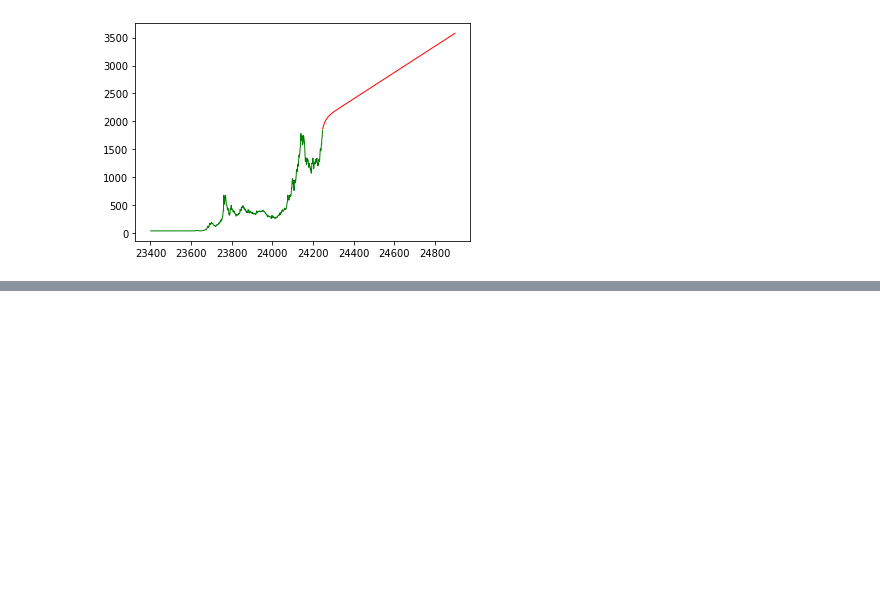
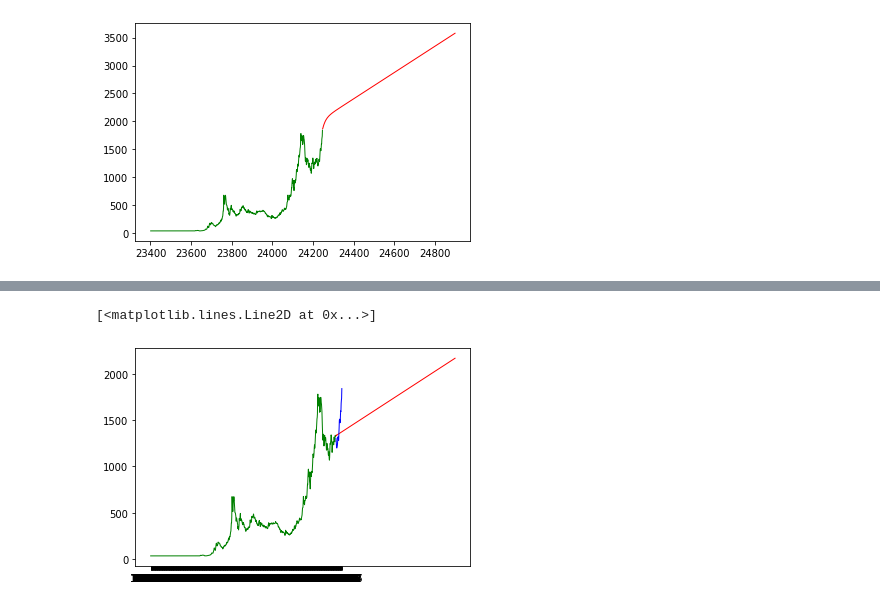
Before and after one commit to yanzkosim/FP-KK, a Jupyter notebook: ARIMA.ipynb, the cells around one changed output, grey strips where cells are left out. Drawn from its saved outputs; the diff is of its cells as text; code cells hidden in the pictures; blank space fills up the shorter version.

```diff
--- a/ARIMA.ipynb
+++ b/ARIMA.ipynb
@@ -88,0 +189,7 @@ plt.plot(pred_x, predict, lw=1,  color='red')
+# %%
+plt.plot(train_x, train, lw=1,  color='green')
+plt.plot(to_predict_more, predict_more, lw=1,  color='red')
+plt.plot(test_x, test, lw=1, color='blue')
+# %% [output]
+[<matplotlib.lines.Line2D at 0x...>]
+[figure, added]
```
Also changed, not shown: parts of 17 cells of this notebook, 2 other files.
